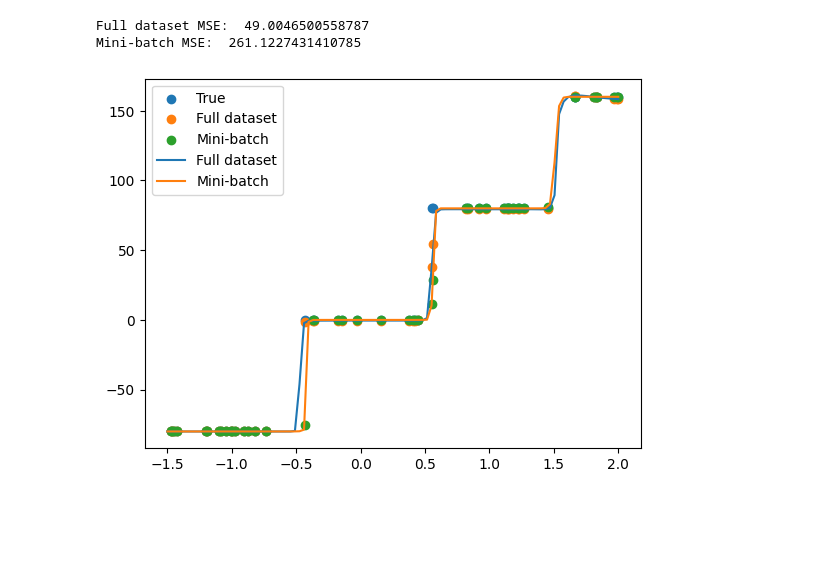
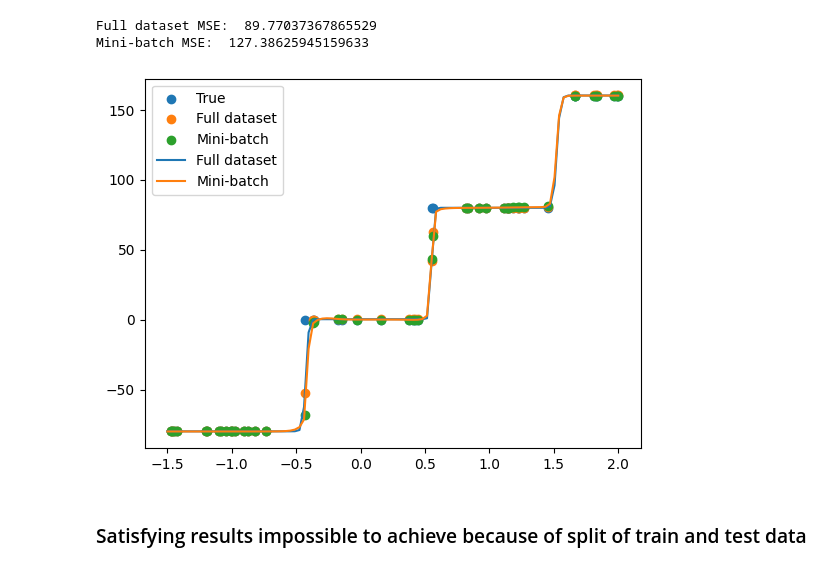
Before and after one commit to wojcikbart/NeuralNetworks, a Jupyter notebook: nn2/nn2.ipynb, the cells around one changed output. Saved outputs shown, nothing was run; the diff lists cells and outputs as text; code cells hidden in the pictures; blank space fills up the shorter version.

```diff
--- a/nn2/nn2.ipynb
+++ b/nn2/nn2.ipynb
@@ -20,9 +22,9 @@ plt.show()
 # %%
-nn = NeuralNetwork(layers=[1, 10, 10, 1], activation_fun='sigmoid')
-history, wh = nn.train(X_step_train, y_step_train, 0.1, int(1e5), stop_condition=0.001)
+nn_step = NeuralNetwork(X_step_train, y_step_train, [1, 10, 10, 1], activation_fun="sigmoid", output_activation="linear")
+history = nn_step.train(learning_rate=0.01, epochs=int(5e4), validation_data=(X_step_test, y_step_test), stop_condition=0.1)
 
-nn2 = NeuralNetwork([1, 10, 10, 1])
-history_batch, whb = nn2.train(X_step_train, y_step_train, 0.01, int(1e5), mini_batch=True, batch_size=16, stop_condition=0.001)
+nn_step_batch = NeuralNetwork(X_step_train, y_step_train, [1, 10, 10, 1], activation_fun="sigmoid", output_activation="linear")
+history_batch = nn_step_batch.train(learning_rate=0.01, epochs=int(5e4), validation_data=(X_step_test, y_step_test), stop_condition=0.1, batch_size=10)
 
 plt.plot(history, label="Full dataset")
 plt.plot(history_batch, label="Mini-batch")
@@ -52,25 +54,22 @@ Final MSE: 0.0009878152781741664 after 15717 epochs
 # %%
-data_step_test = pd.read_csv("dane_nn2/steps-small-test.csv")
-data_step_test = data_step_test.drop(data_step_test.columns[0], axis=1)
-X_step_test = data_step_test['x'].values.reshape(-1, 1)
-y_step_test = data_step_test['y'].values.reshape(-1, 1)
-
-y_pred = nn.predict(X_step_test)
-y_pred_batch = nn2.predict(X_step_test)
+y_pred = nn_step.predict(X_step_test)
+y_pred_batch = nn_step_batch.predict(X_step_test)
 
 print("Full dataset MSE: ", np.mean((y_step_test - y_pred) ** 2))
 print("Mini-batch MSE: ", np.mean((y_step_test - y_pred_batch) ** 2))
 
-x = np.linspace(-1.5, 2, 100).reshape(-1, 1)
+x = np.linspace(min(X_step_test), max(X_step_test), 100).reshape(-1, 1)
 
 plt.scatter(X_step_test, y_step_test, label="True")
 plt.scatter(X_step_test, y_pred, label="Full dataset")
 plt.scatter(X_step_test, y_pred_batch, label="Mini-batch")
-plt.plot(x, nn.predict(x), label="Full dataset")
-plt.plot(x, nn2.predict(x), label="Mini-batch")
+plt.plot(x, nn_step.predict(x), label="Full dataset")
+plt.plot(x, nn_step_batch.predict(x), label="Mini-batch")
 plt.legend()
 plt.show()
 # %% [output]
-Full dataset MSE:  49.0046500558787
-Mini-batch MSE:  261.1227431410785
+Full dataset MSE:  89.77037367865529
+Mini-batch MSE:  127.38625945159633
-[figure, old version]
+[figure, new version]
+# %% [markdown]
+### Satisfying results impossible to achieve because of split of train and test data
```
Also changed, not shown: parts of 17 cells of this notebook, 1 other file.
